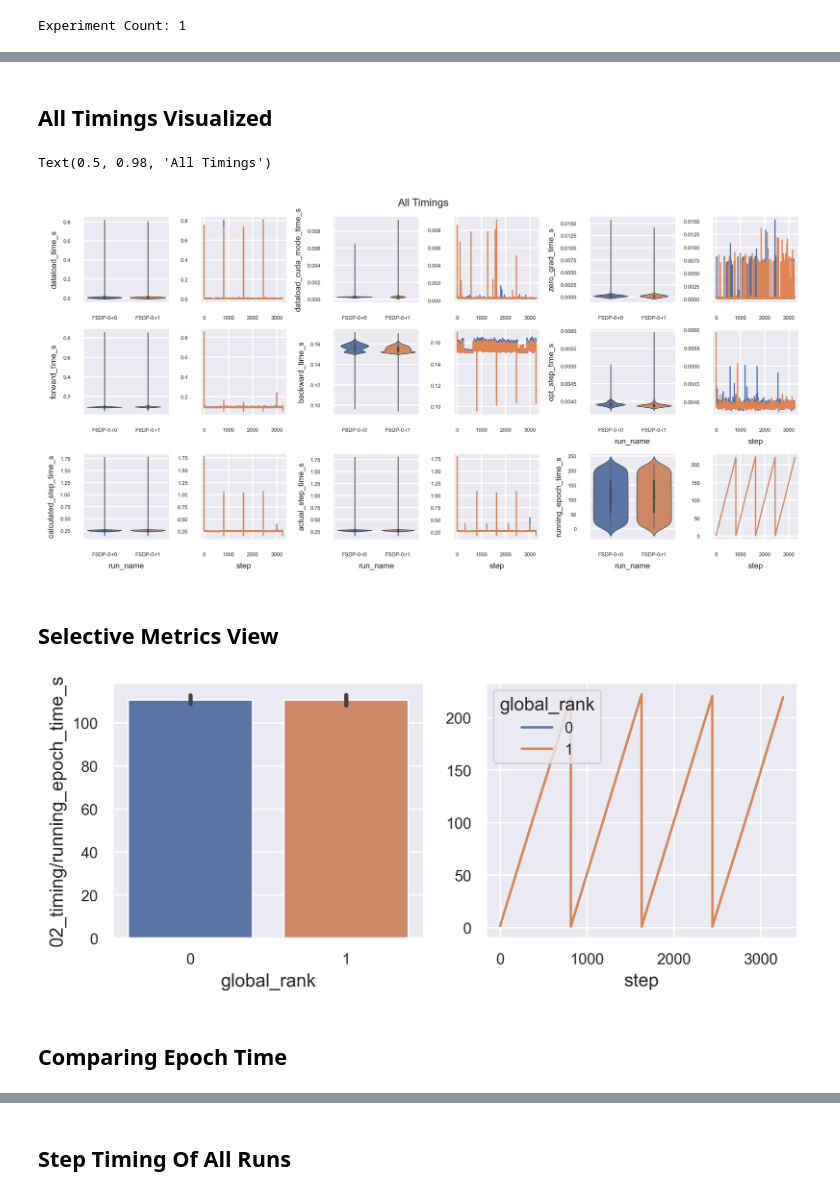
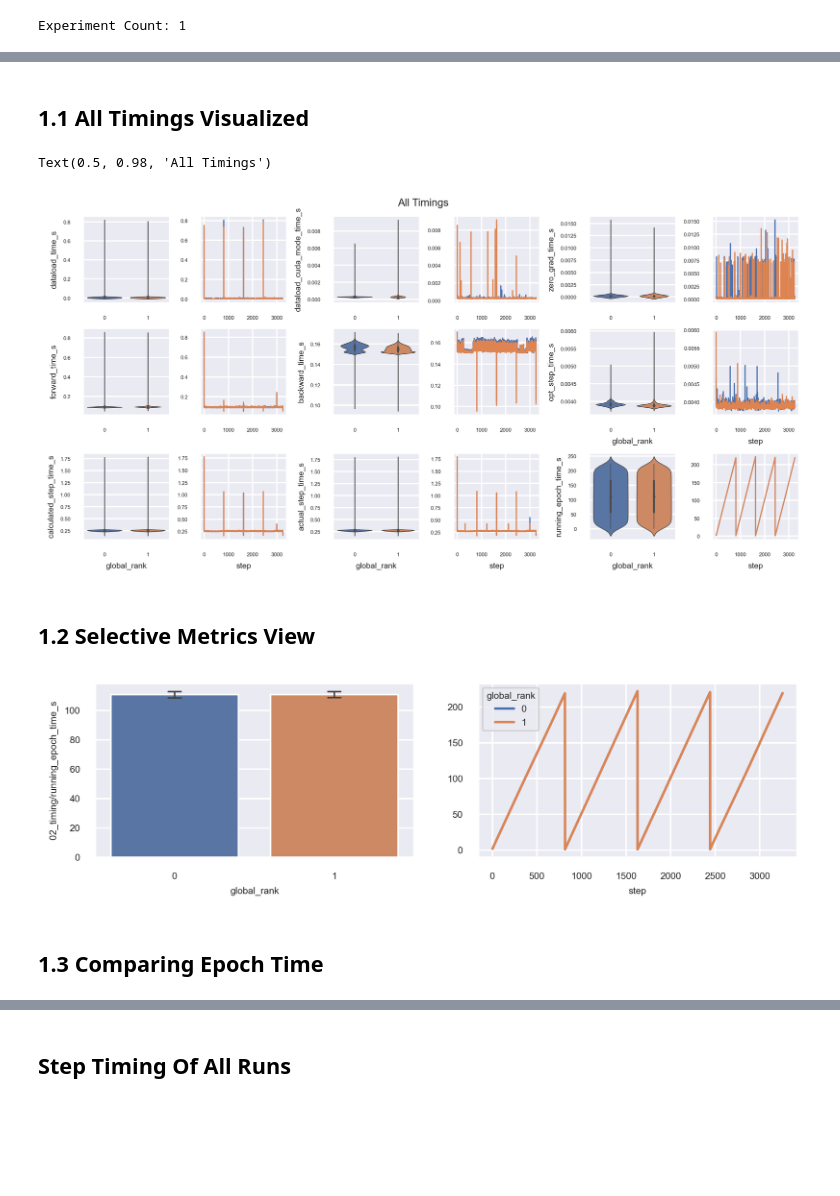
Before and after one commit to cirquit/fsdp-memory-analysis, a Jupyter notebook: tb-logging-example.ipynb, the cells around one changed output, grey strips where cells are left out. Saved outputs shown, nothing was run; the diff lists cells and outputs as text; code cells hidden in the pictures; blank space fills up the shorter version.

```diff
--- a/tb-logging-example.ipynb
+++ b/tb-logging-example.ipynb
@@ -69 +71,16 @@ def get_run_logs(log_path):
+# %%
+def set_fontsizes(small=8, medium=10, bigger=12):
+    SMALL_SIZE = small
+    MEDIUM_SIZE = medium
+    BIGGER_SIZE = bigger
+
+    plt.rc('font', size=SMALL_SIZE)          # controls default text sizes
+    plt.rc('axes', titlesize=SMALL_SIZE)     # fontsize of the axes title
+    plt.rc('axes', labelsize=MEDIUM_SIZE)    # fontsize of the x and y labels
+    plt.rc('xtick', labelsize=SMALL_SIZE)    # fontsize of the tick labels
+    plt.rc('ytick', labelsize=SMALL_SIZE)    # fontsize of the tick labels
+    plt.rc('legend', fontsize=SMALL_SIZE)    # legend fontsize
+    plt.rc('figure', titlesize=BIGGER_SIZE)  # fontsize of the figure title
+
+    plt.rcParams['legend.title_fontsize'] = MEDIUM_SIZE
 # %% [markdown]
@@ -151,2 +171,2 @@ Text(0.5, 0, 'Run Name')
 # %% [markdown]
-## All Timings Visualized
+## 1.1 All Timings Visualized
@@ -199,7 +206,8 @@ for (name1, ax1), (name2, ax2) in list(zip(timing_ax_map, timing_ax_map[1:]))[::
         y=name2,
         ax=ax2,
         hue=x,
-        linewidth=0.85)
+        linewidth=0.85,
+        errorbar=('ci', 95))
     ax2.get_legend().remove()
     ax2.set_ylabel("")
     if not ("step" in name1 or "epoch" in name1):
@@ -209,38 +217,41 @@ for (name1, ax1), (name2, ax2) in list(zip(timing_ax_map, timing_ax_map[1:]))[::
 fig.suptitle("All Timings")
 # %% [output]
 Text(0.5, 0.98, 'All Timings')
-[figure, old version]
+[figure, new version]
 # %% [markdown]
-## Selective Metrics View
+## 1.2 Selective Metrics View
 # %%
-set_fontsizes(10,12,14)
+set_fontsizes(6,6,8)
 
-def dual_plot(df, x, y, line_ylim=None, figsize=(8,3), title=None):
+def dual_plot(df, x, y, line_ylim=None, figsize=(8,2), title=None):
     fig, (ax1, ax2) = plt.subplots(1,2, figsize=figsize)
     ax1 = sns.barplot(
         data=df,
         x=x,
         y=y,
-        ax=ax1)
+        ax=ax1,
+        errorbar=("ci", 95),
+        errwidth=1,
+        capsize=0.08)
     ax2 = sns.lineplot(
         data=df,
         x="step",
         y=y,
         ax=ax2,
         hue=x)
     ax2.set_ylabel("")
     ax2.set_ylim(line_ylim)
     if title != None:
         fig.suptitle(title, fontsize=16)
 
 test_run = runs_df.query("group_name=='FSDP-0'")
 x = "global_rank"
 y = "02_timing/running_epoch_time_s"
 dual_plot(df=test_run, x=x, y=y)#, line_ylim=[0,0.5])
 # %% [output]
-[figure, old version]
+[figure, new version]
 # %% [markdown]
-## Comparing Epoch Time
+## 1.3 Comparing Epoch Time
 # %%
 temp_df = runs_df
 
```
Also changed, not shown: parts of 16 cells of this notebook.
